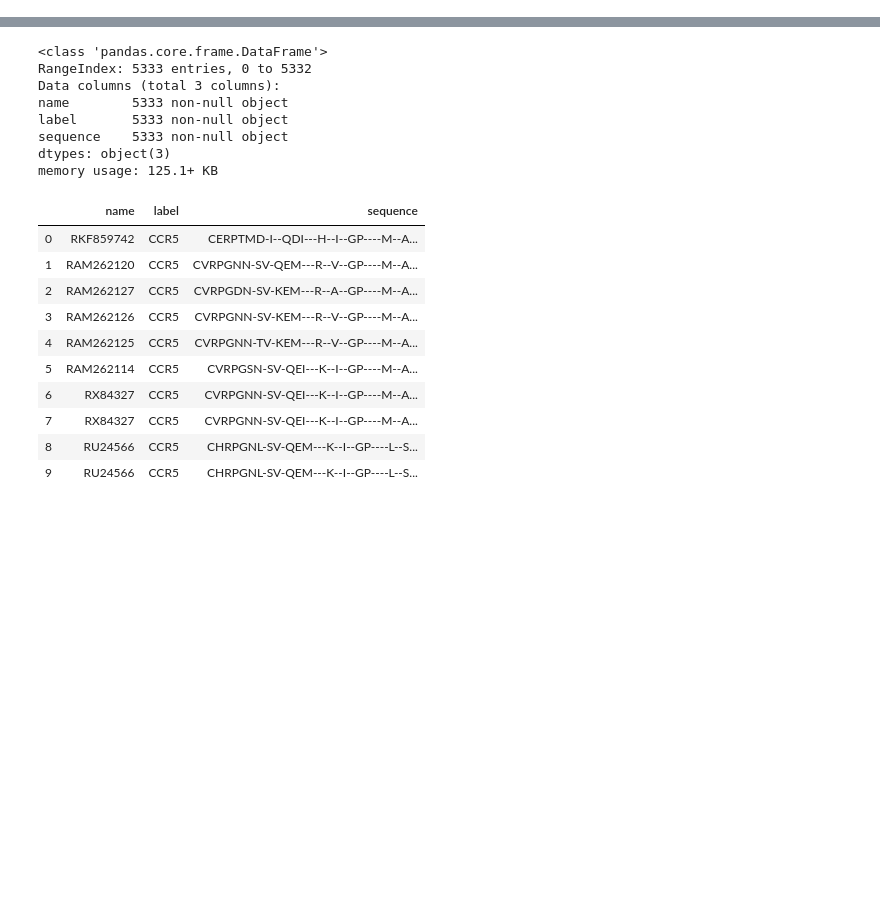
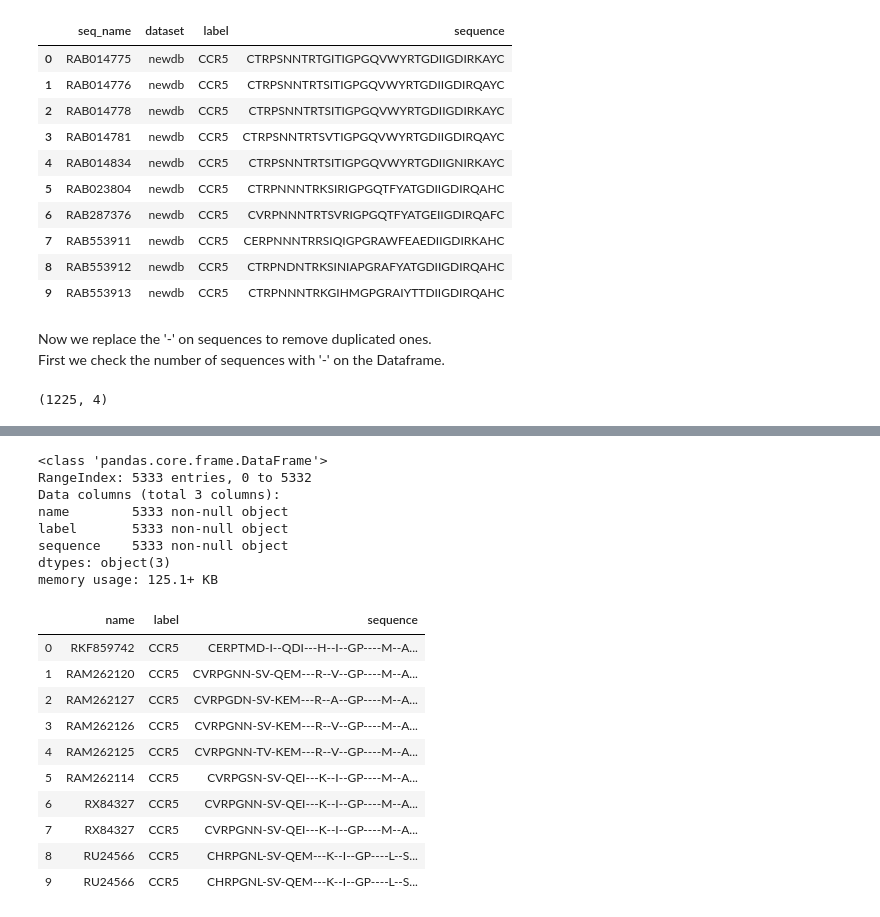
Before and after one commit to GabrielSGoncalves/DeepTropism, a Jupyter notebook: DeepTropism_study.ipynb, the cells around one changed output, grey strips where cells are left out. Drawn from its saved outputs; the diff is of its cells as text; code cells hidden in the pictures; blank space fills up the shorter version.

```diff
--- a/DeepTropism_study.ipynb
+++ b/DeepTropism_study.ipynb
@@ -26,0 +155,2 @@ newdb_all_hxb2_aligned_2.fasta
+# %%
+df_datasets = pd.concat([df_newdb,df_webpssm,df_hivcopred, df_g2p_cm])
@@ -26,0 +161,21 @@ newdb_all_hxb2_aligned_2.fasta
+# %%
+df_datasets.head(10)
+# %% [output]
+|  | seq_name | dataset | label | sequence |
+| 0 | RAB014775 | newdb | CCR5 | CTRPSNNTRTGITIGPGQVWYRTGDIIGDIRKAYC |
+| 1 | RAB014776 | newdb | CCR5 | CTRPSNNTRTSITIGPGQVWYRTGDIIGDIRQAYC |
+| 2 | RAB014778 | newdb | CCR5 | CTRPSNNTRTSITIGPGQVWYRTGDIIGDIRKAYC |
+| 3 | RAB014781 | newdb | CCR5 | CTRPSNNTRTSVTIGPGQVWYRTGDIIGDIRQAYC |
+| 4 | RAB014834 | newdb | CCR5 | CTRPSNNTRTSITIGPGQVWYRTGDIIGNIRKAYC |
+| 5 | RAB023804 | newdb | CCR5 | CTRPNNNTRKSIRIGPGQTFYATGDIIGDIRQAHC |
+| 6 | RAB287376 | newdb | CCR5 | CVRPNNNTRTSVRIGPGQTFYATGEIIGDIRQAFC |
+| 7 | RAB553911 | newdb | CCR5 | CERPNNNTRRSIQIGPGRAWFEAEDIIGDIRKAHC |
+| 8 | RAB553912 | newdb | CCR5 | CTRPNDNTRKSINIAPGRAFYATGDIIGDIRQAHC |
+| 9 | RAB553913 | newdb | CCR5 | CTRPNNNTRKGIHMGPGRAIYTTDIIGDIRQAHC |
+# %% [markdown]
+Now we replace the '-' on sequences to remove duplicated ones.<br>
+First we check the number of sequences with '-' on the Dataframe.
+# %%
+df_datasets[df_datasets.sequence.str.contains('-')].shape
+# %% [output]
+(1225, 4)
```
Also changed, not shown: parts of 34 cells of this notebook, 21 other files.
